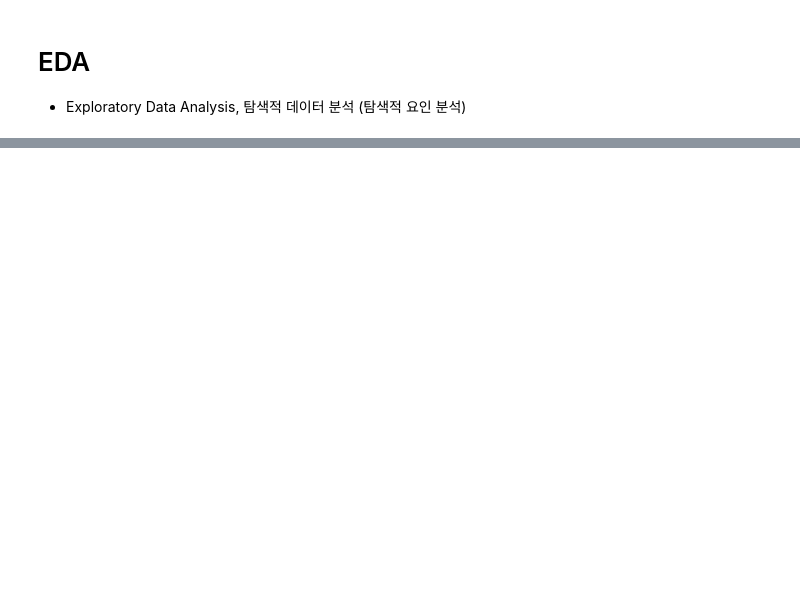
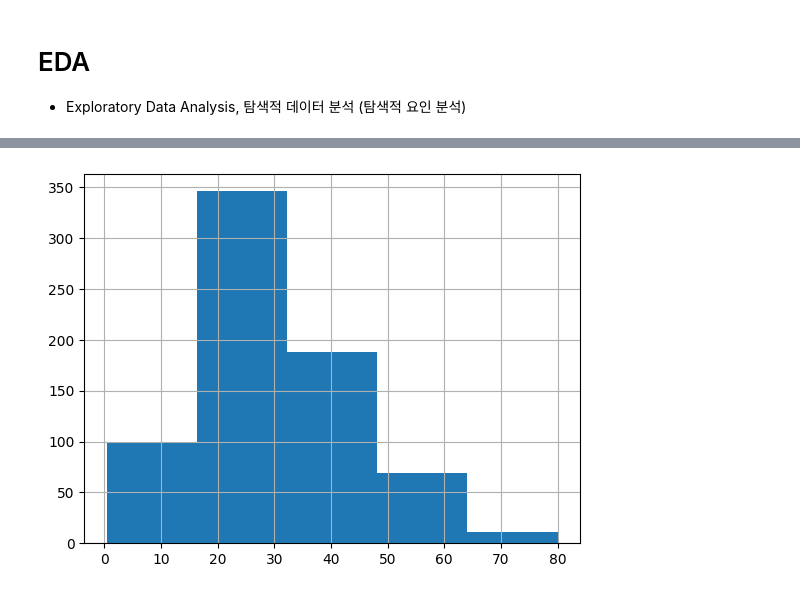
Before and after one commit to GTU9/encore_skn11, a Jupyter notebook: 05_ml_workspace/02_before_fit/02_eda.ipynb, the cells around one changed output, grey strips where cells are left out. Saved outputs shown, nothing was run; the diff lists cells and outputs as text; code cells hidden in the pictures; blank space fills up the shorter version.

```diff
--- a/05_ml_workspace/02_before_fit/02_eda.ipynb
+++ b/05_ml_workspace/02_before_fit/02_eda.ipynb
@@ -31,0 +100,5 @@ import seaborn as sns
+# %%
+df['Age'].hist(bins=5)
+plt.show()
+# %% [output]
+[figure, added]
```
Also changed, not shown: parts of 15 cells of this notebook.
